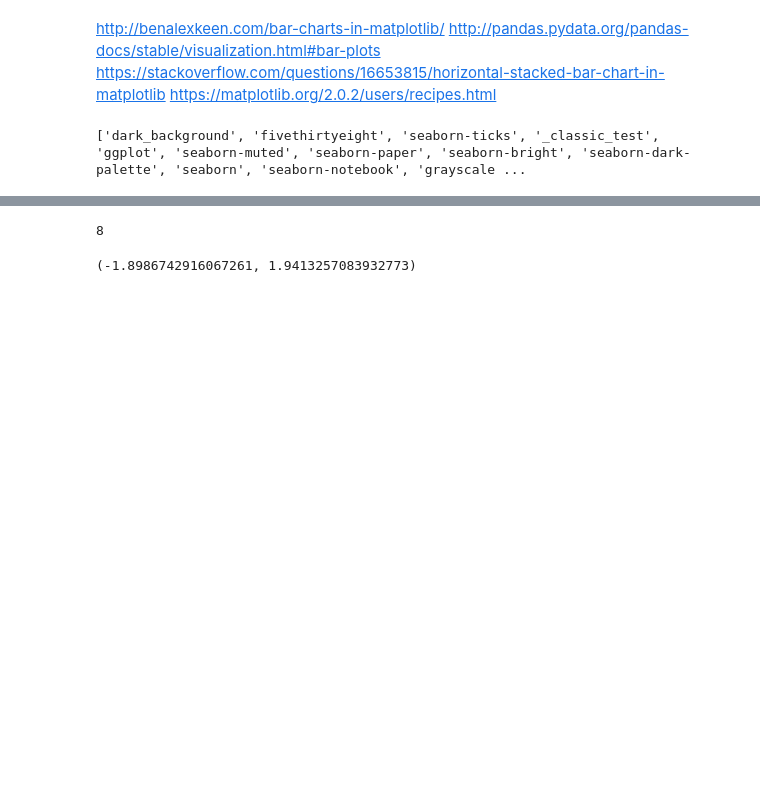
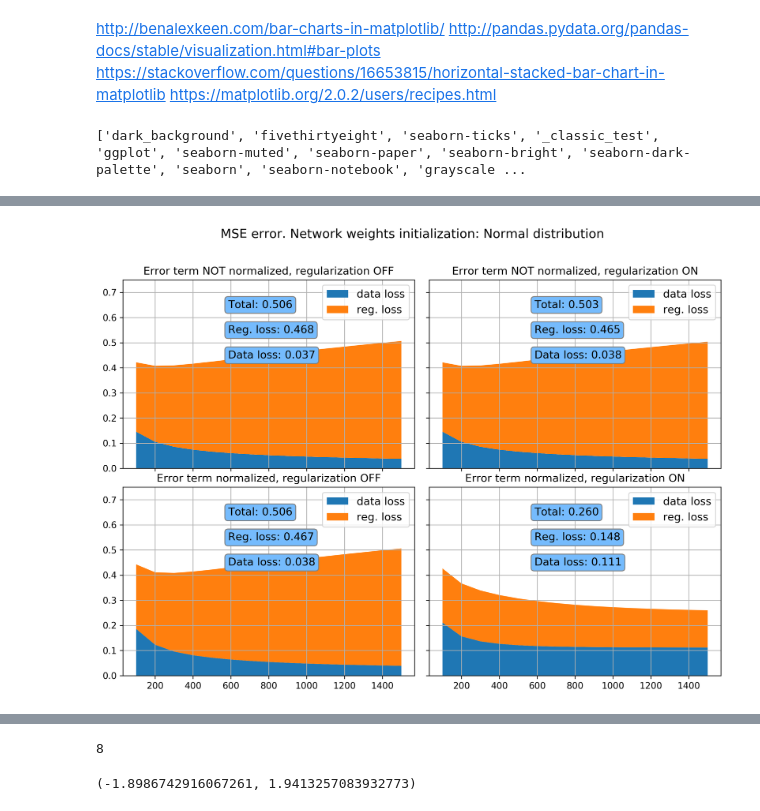
Before and after one commit to DKolmas/Python-Neural-Network, a Jupyter notebook: Network_building_blocks_v0.3.ipynb, the cells around one changed output, grey strips where cells are left out. Drawn from its saved outputs; the diff is of its cells as text; code cells hidden in the pictures; blank space fills up the shorter version.

```diff
--- a/Network_building_blocks_v0.3.ipynb
+++ b/Network_building_blocks_v0.3.ipynb
@@ -1262,0 +1355,6 @@ plotMse(track_error_term_not_div_w0_regOff)
+# %%
+plotMse(track_error_term_not_div_w3_regOff, track_error_term_not_div_w3_regOn,
+        track_error_term_div_w3_regOff, track_error_term_div_w3_regOn,
+        TitlePart1="Normal distribution", TrainData=True)
+# %% [output]
+[figure, added]
```
Also changed, not shown: parts of 8 cells of this notebook.
